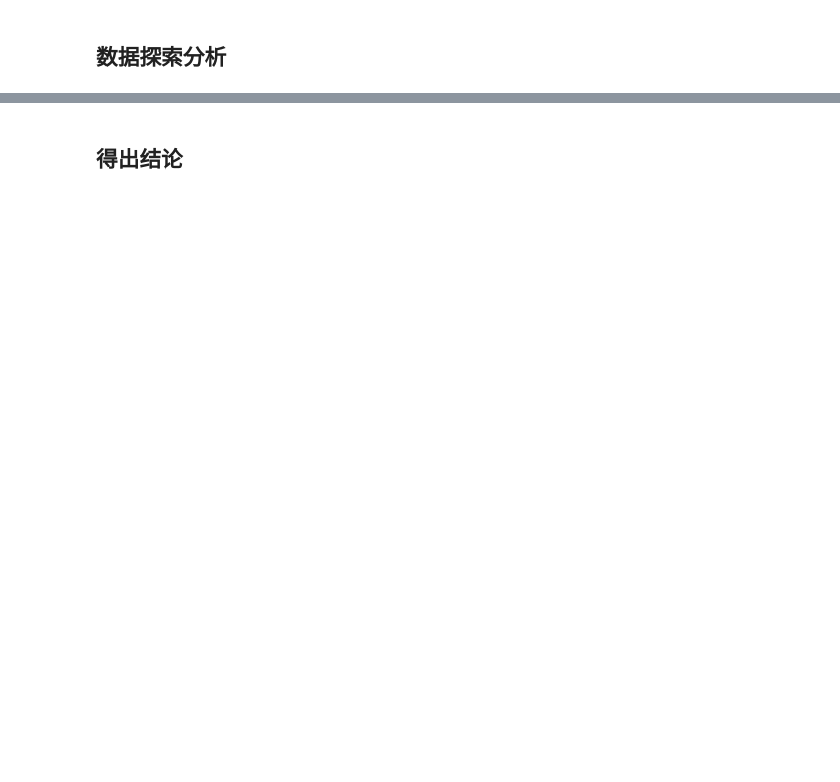
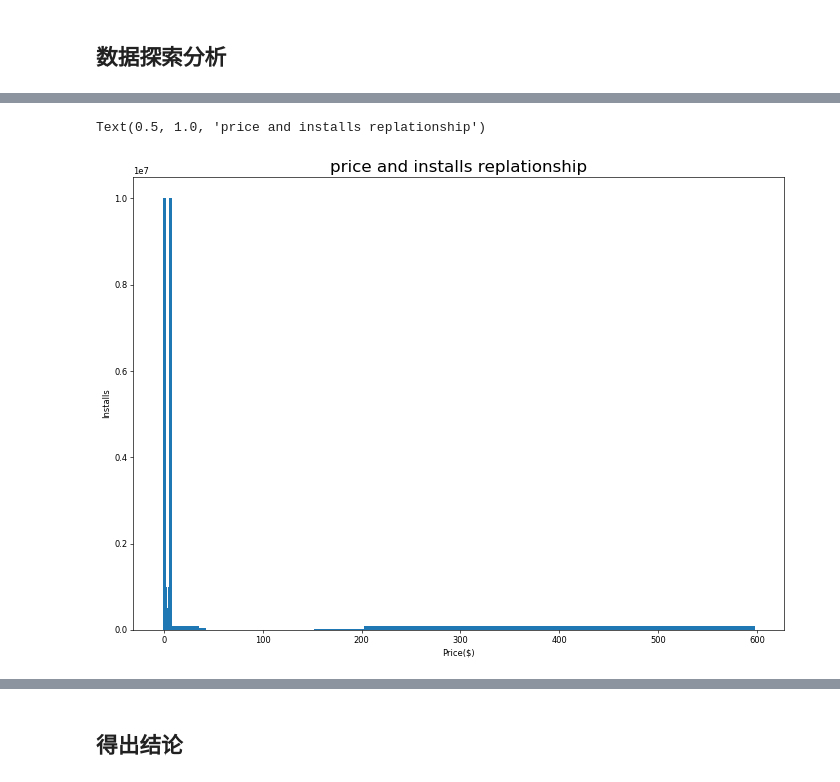
Before and after one commit to PeirongAn/DataScience, a Jupyter notebook: solutions/Google_Play_Store_Analysis.ipynb, the cells around one changed output, grey strips where cells are left out. Cells and saved outputs as stored; diff of their text form; code cells hidden in the pictures; blank space fills up the shorter version.

```diff
--- a/solutions/Google_Play_Store_Analysis.ipynb
+++ b/solutions/Google_Play_Store_Analysis.ipynb
@@ -281,0 +275,10 @@ df['Content Rating'].value_counts()[['Teen','Mature 17+','Everyone 10+','Adults
+# %%
+df_not_free = df[df.price > 0]
+plt.figure(figsize=(14,10), dpi= 60)
+plt.bar(df_not_free.price, df_not_free.installs,width=.5)
+plt.xlabel("Price($)")
+plt.ylabel("Installs")
+plt.title('price and installs replationship', fontdict={'size':20})
+# %% [output]
+Text(0.5, 1.0, 'price and installs replationship')
+[figure, added]
```
Also changed, not shown: parts of 63 cells of this notebook.
